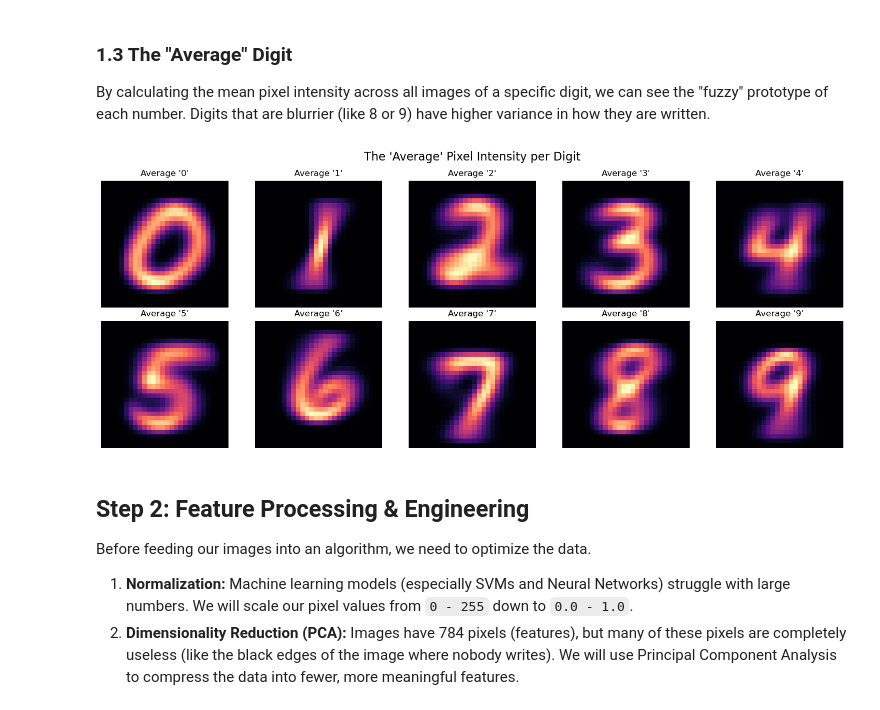
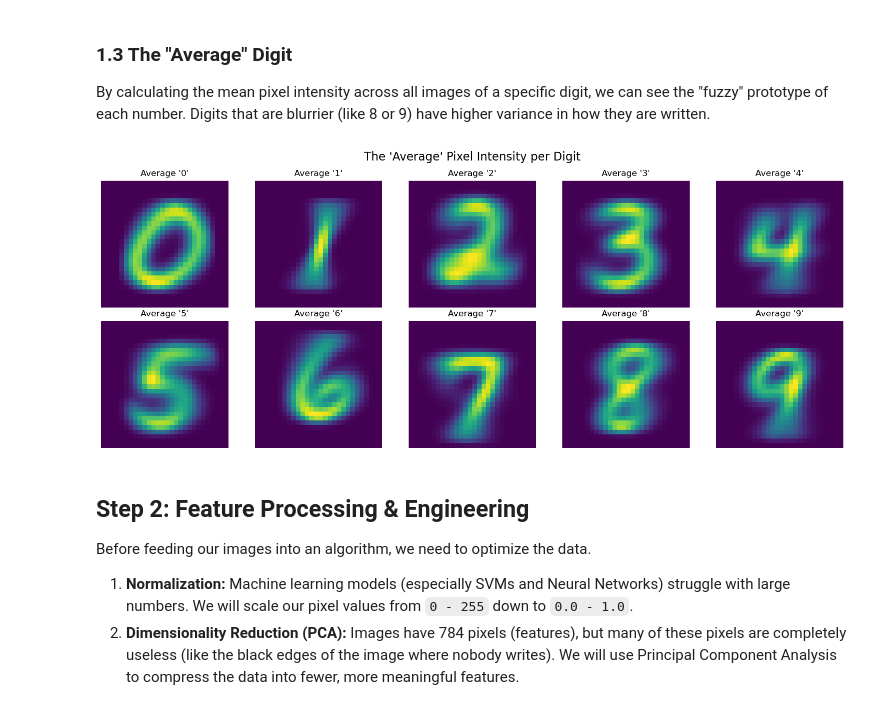
Before and after one commit to Priyank2001/FOML, a Jupyter notebook: program.ipynb, the cells around one changed output. Cells and saved outputs as stored; diff of their text form; code cells hidden in the pictures.

```diff
--- a/program.ipynb
+++ b/program.ipynb
@@ -120,23 +122,23 @@ By calculating the mean pixel intensity across all images of a specific digit, w
 # %%
 plt.figure(figsize=(15, 6))
 
 for digit in range(10):
     # Filter the dataset for the current digit
     digit_data = X[y == digit]
 
     # Calculate the average pixel values
     avg_image = digit_data.mean(axis=0).values.reshape(28, 28)
 
     plt.subplot(2, 5, digit + 1)
-    plt.imshow(avg_image, cmap='magma')
+    plt.imshow(avg_image, cmap='viridis')
     plt.title(f"Average '{digit}'")
     plt.axis('off')
 
 plt.suptitle("The 'Average' Pixel Intensity per Digit", fontsize=16)
 plt.tight_layout()
 plt.show()
 # %% [output]
-[figure, old version]
+[figure, new version]
 # %% [markdown]
 ## Step 2: Feature Processing & Engineering
 
```
Also changed, not shown: parts of 25 cells of this notebook, 44 other files.
